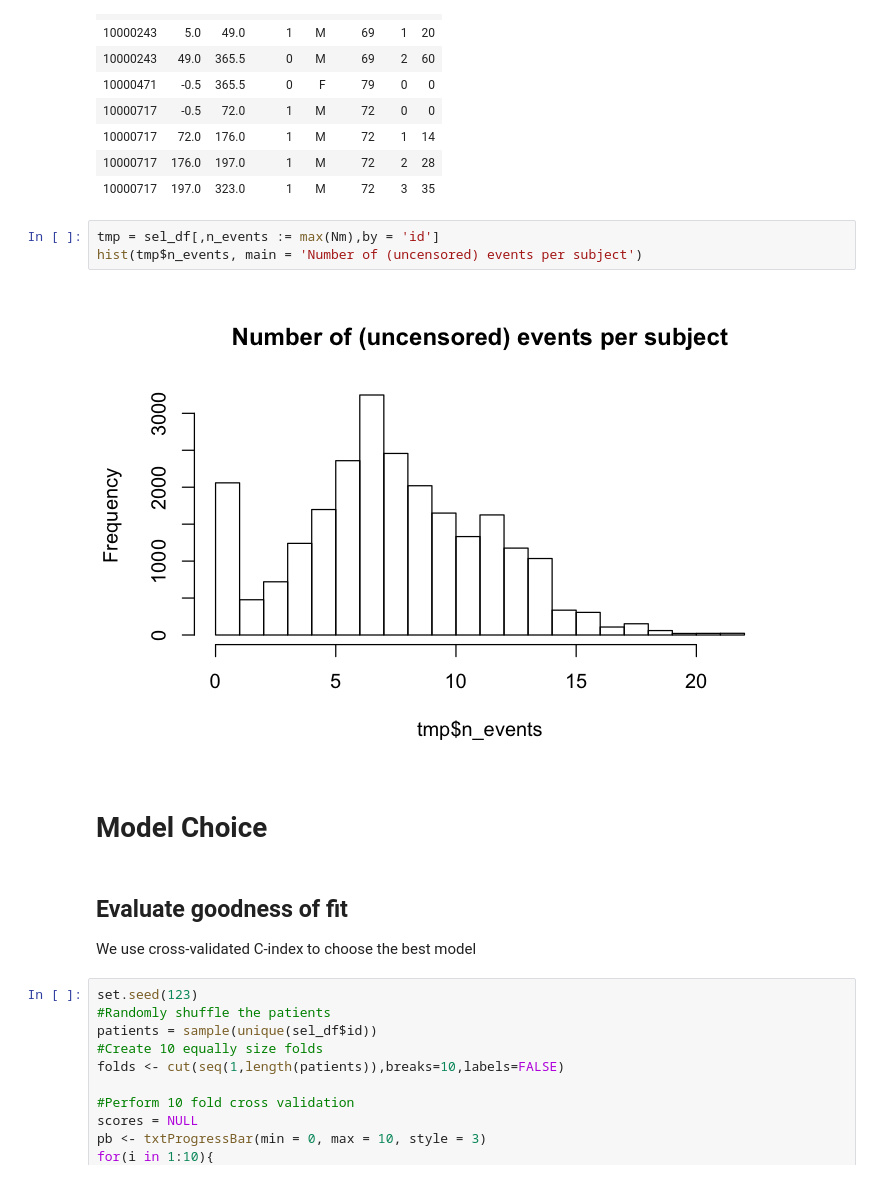
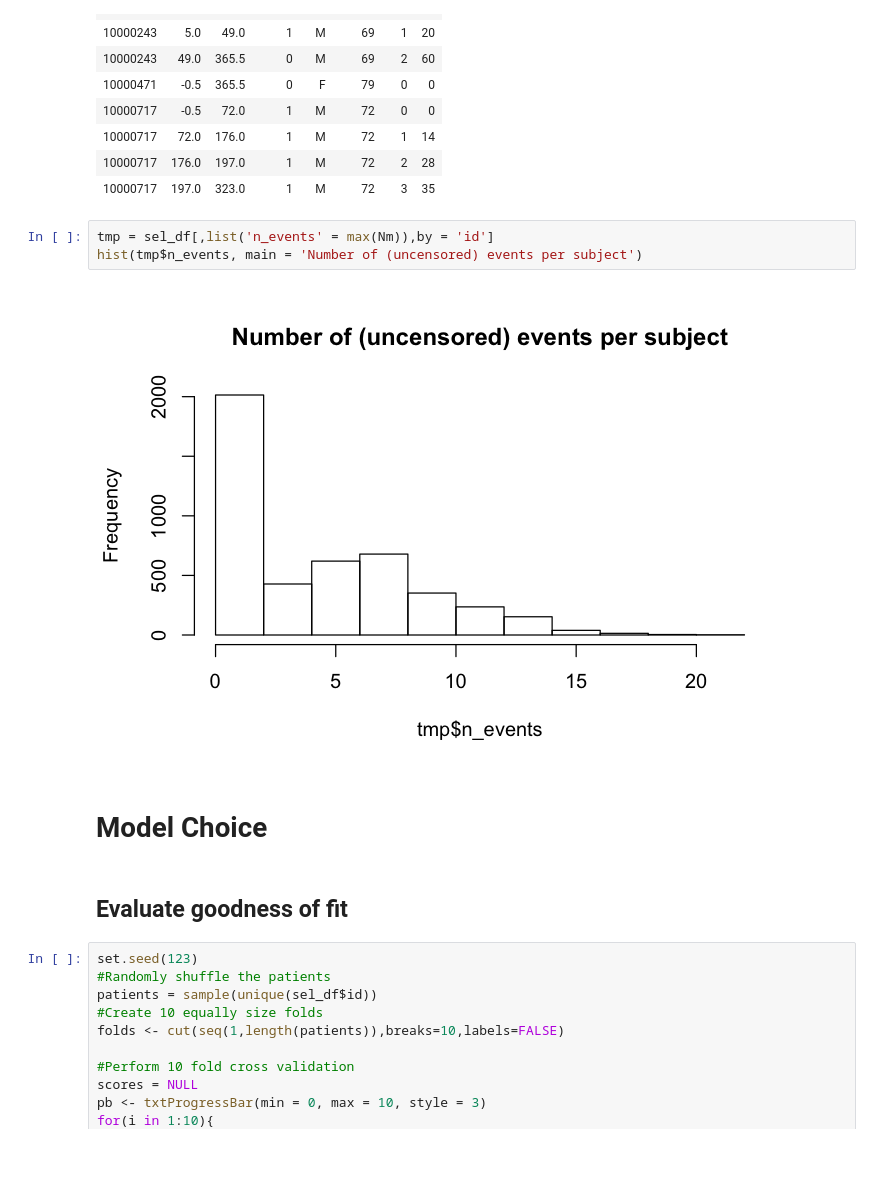
Before and after one commit to davide-burba/thesis, a Jupyter notebook: fit_compensators/fit_compensator_beta.ipynb, the cells around one changed output. Cells and saved outputs as stored; diff of their text form.

```diff
--- a/fit_compensators/fit_compensator_beta.ipynb
+++ b/fit_compensators/fit_compensator_beta.ipynb
@@ -44,15 +44,14 @@ head(sel_df, n = 8)
 | 10000717 | 176.0 | 197.0 | 1 | M | 72 | 2 | 28 |
 | 10000717 | 197.0 | 323.0 | 1 | M | 72 | 3 | 35 |
 # %%
-tmp = sel_df[,n_events := max(Nm),by = 'id']
+tmp = sel_df[,list('n_events' = max(Nm)),by = 'id']
 hist(tmp$n_events, main = 'Number of (uncensored) events per subject')
 # %% [output]
-[figure, old version]
+[figure, new version]
 # %% [markdown]
 # Model Choice
 # %% [markdown]
 ## Evaluate goodness of fit
-We use cross-validated C-index to choose the best model
 # %%
 set.seed(123)
 #Randomly shuffle the patients
```
Also changed, not shown: parts of 7 cells of this notebook, 12 other files.
